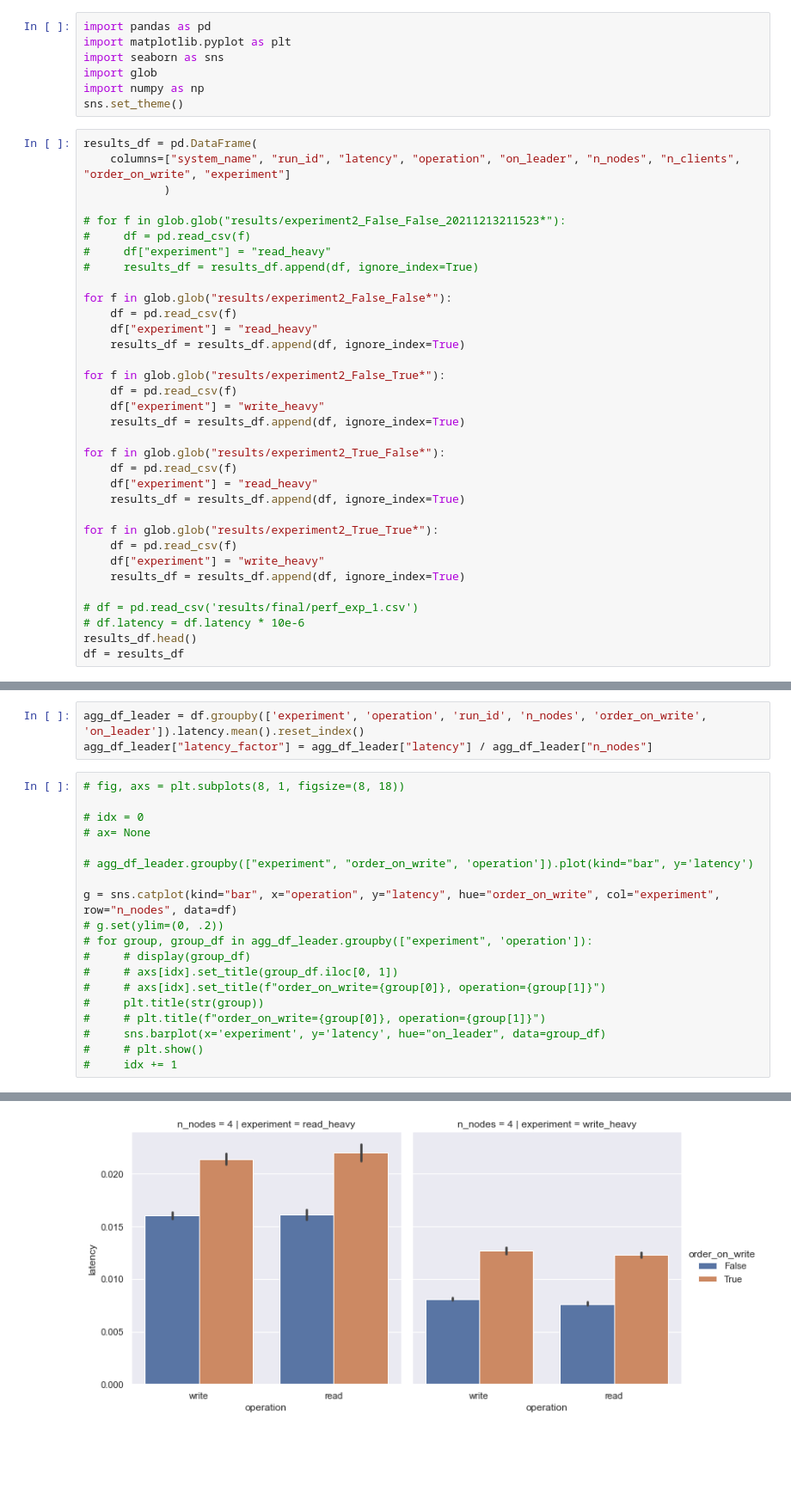
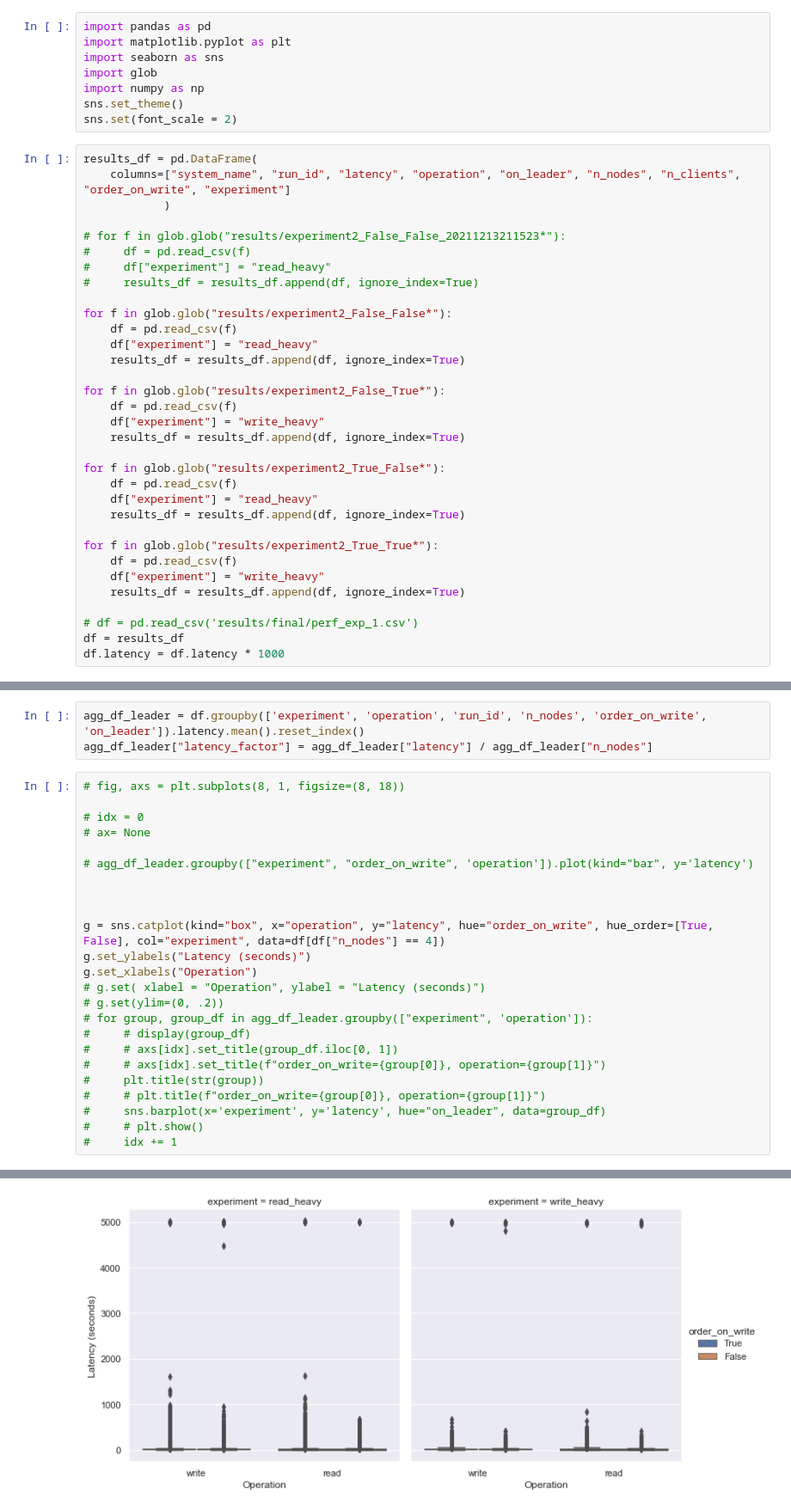
Before and after one commit to tomwassing/mango-db, a Jupyter notebook: experiments/data_das.ipynb, the cells around one changed output, grey strips where cells are left out. Shown at 86% size. Saved outputs shown, nothing was run; the diff lists cells and outputs as text; blank space fills up the shorter version.

```diff
--- a/experiments/data_das.ipynb
+++ b/experiments/data_das.ipynb
@@ -5,6 +5,7 @@ import seaborn as sns
 import glob
 import numpy as np
 sns.set_theme()
+sns.set(font_scale = 2)
 # %%
 results_df = pd.DataFrame(
     columns=["system_name", "run_id", "latency", "operation", "on_leader", "n_nodes", "n_clients", "order_on_write", "experiment"]
@@ -36,9 +37,8 @@ for f in glob.glob("results/experiment2_True_True*"):
     results_df = results_df.append(df, ignore_index=True)
 
 # df = pd.read_csv('results/final/perf_exp_1.csv')
-# df.latency = df.latency * 10e-6
-results_df.head()
 df = results_df
+df.latency = df.latency * 1000
 # %%
 agg_df = df.groupby(['experiment', 'operation', 'run_id', 'n_nodes', 'order_on_write']).latency.mean().reset_index()
 agg_df["latency_factor"] = agg_df["latency"] / agg_df["n_nodes"]
@@ -96,7 +114,12 @@ agg_df_leader["latency_factor"] = agg_df_leader["latency"] / agg_df_leader["n_no
 
 # agg_df_leader.groupby(["experiment", "order_on_write", 'operation']).plot(kind="bar", y='latency')
 
-g = sns.catplot(kind="bar", x="operation", y="latency", hue="order_on_write", col="experiment", row="n_nodes", data=df)
+
+
+g = sns.catplot(kind="box", x="operation", y="latency", hue="order_on_write", hue_order=[True, False], col="experiment", data=df[df["n_nodes"] == 4])
+g.set_ylabels("Latency (seconds)")
+g.set_xlabels("Operation")
+# g.set( xlabel = "Operation", ylabel = "Latency (seconds)")
 # g.set(ylim=(0, .2))
 # for group, group_df in agg_df_leader.groupby(["experiment", 'operation']):
 #     # display(group_df)
@@ -111 +135 @@ g = sns.catplot(kind="bar", x="operation", y="latency", hue="order_on_write", co
-[figure, old version]
+[figure, new version]
```
Also changed, not shown: parts of 9 cells of this notebook, 2 other files.
